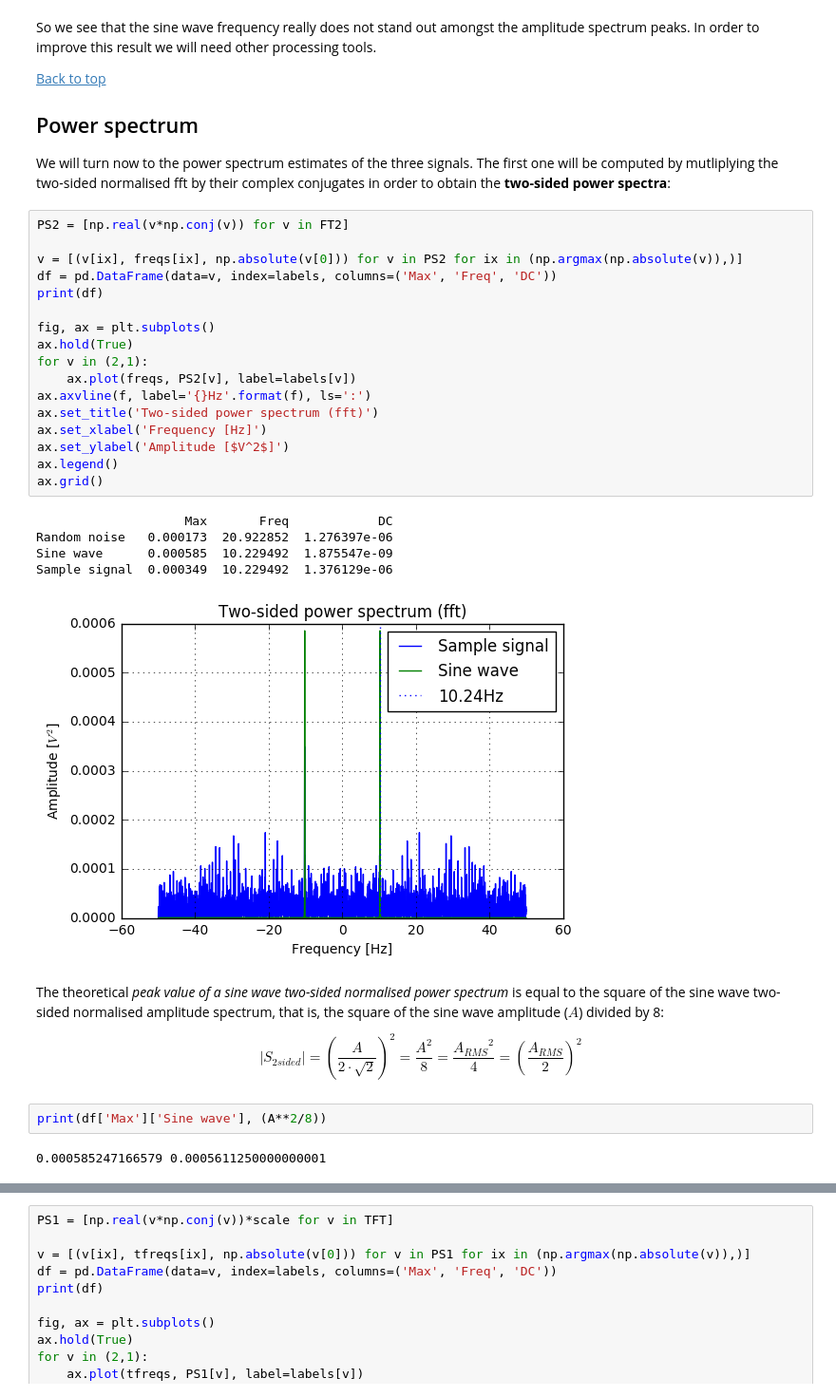
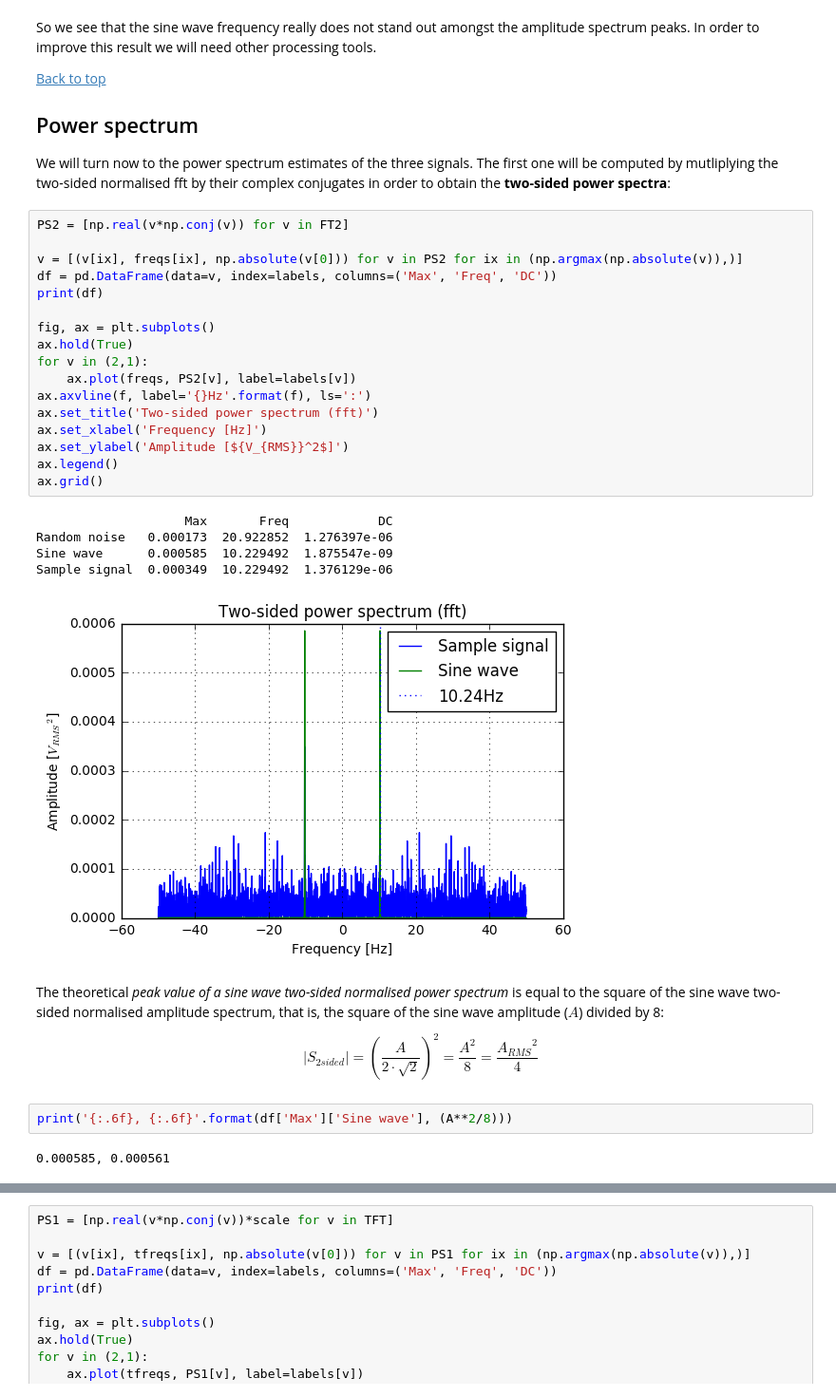
Before and after one commit to pxcandeias/py-notebooks, a Jupyter notebook: DSP_FFT_psd.ipynb, the cells around one changed output, grey strips where cells are left out. Shown at 95% size. Drawn from its saved outputs; the diff is of its cells as text.

```diff
--- a/DSP_FFT_psd.ipynb
+++ b/DSP_FFT_psd.ipynb
@@ -271,32 +271,32 @@ We will turn now to the power spectrum estimates of the three signals. The first
 # %%
 PS2 = [np.real(v*np.conj(v)) for v in FT2]
 
 v = [(v[ix], freqs[ix], np.absolute(v[0])) for v in PS2 for ix in (np.argmax(np.absolute(v)),)]
 df = pd.DataFrame(data=v, index=labels, columns=('Max', 'Freq', 'DC'))
 print(df)
 
 fig, ax = plt.subplots()
 ax.hold(True)
 for v in (2,1):
     ax.plot(freqs, PS2[v], label=labels[v])
 ax.axvline(f, label='{}Hz'.format(f), ls=':')
 ax.set_title('Two-sided power spectrum (fft)')
 ax.set_xlabel('Frequency [Hz]')
-ax.set_ylabel('Amplitude [$V^2$]')
+ax.set_ylabel('Amplitude [${V_{RMS}}^2$]')
 ax.legend()
 ax.grid()
 # %% [output]
                     Max       Freq            DC
 Random noise   0.000173  20.922852  1.276397e-06
 Sine wave      0.000585  10.229492  1.875547e-09
 Sample signal  0.000349  10.229492  1.376129e-06
-[figure, old version]
+[figure, new version]
 # %% [markdown]
 The theoretical *peak value of a sine wave two-sided normalised power spectrum* is equal to the square of the sine wave two-sided normalised amplitude spectrum, that is, the square of the sine wave amplitude ($A$) divided by 8:
 
-$$\left| S_{2sided} \right| = {\left( \frac{A}{2 \cdot \sqrt 2} \right)}^2 = \frac{A^2}{8} = \frac{{A_{RMS}}^2}{4} = \left( \frac{A_{RMS}}{2} \right)^2$$
+$$\left| S_{2sided} \right| = {\left( \frac{A}{2 \cdot \sqrt 2} \right)}^2 = \frac{A^2}{8} = \frac{{A_{RMS}}^2}{4}$$
 # %%
-print(df['Max']['Sine wave'], (A**2/8))
+print('{:.6f}, {:.6f}'.format(df['Max']['Sine wave'], (A**2/8)))
 # %% [output]
-0.000585247166579 0.0005611250000000001
+0.000585, 0.000561
 # %% [markdown]
```
Also changed, not shown: parts of 7 cells of this notebook.
